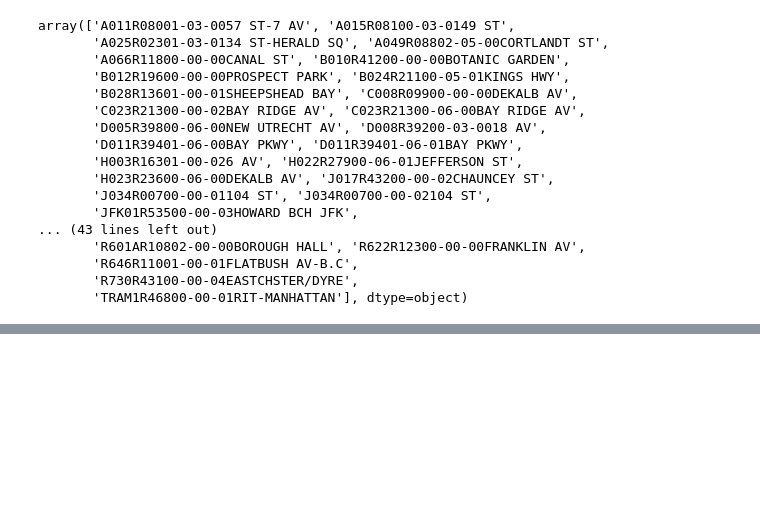
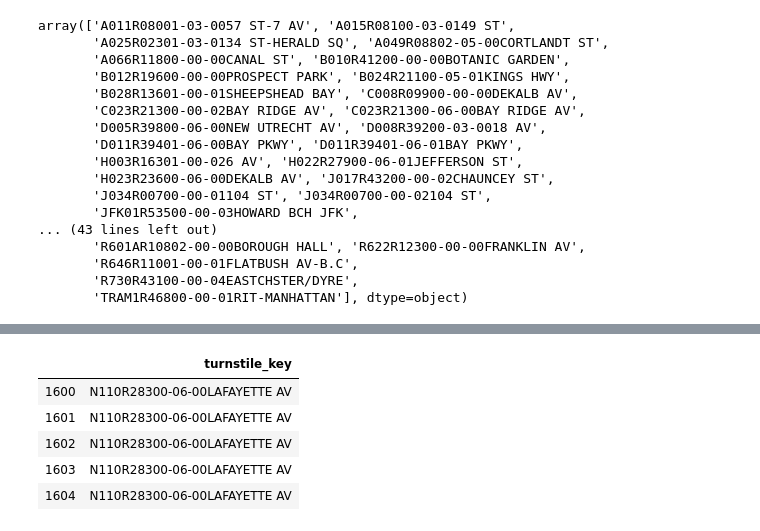
Before and after one commit to biancaorozco/metis_project1, a Jupyter notebook: data_scraping.ipynb, the cells around one changed output, grey strips where cells are left out. Cells and saved outputs as stored; diff of their text form; code cells hidden in the pictures; blank space fills up the shorter version.

Commit message:
negative entries csv

```diff
--- a/data_scraping.ipynb
+++ b/data_scraping.ipynb
@@ -351,0 +328,7 @@ array(['A011R08001-03-0057 ST-7 AV', 'A015R08100-03-0149 ST',
+# %%
+import pandas as pd
+
+mta_df_negs = pd.read_csv('TramQC.csv')
+
+countmta_df_negs.groupby('turnstile_key')['DiffEntries'].count().sort_values(ascending=False)
+mta_df_negs.groupby('turnstile_key')['DiffEntries'].count().sort_values(ascending=False)
@@ -351,0 +349,9 @@ array(['A011R08001-03-0057 ST-7 AV', 'A015R08100-03-0149 ST',
+# %%
+mta_df_negs.loc[filter_for_negs,['turnstile_key', ]].head()
+# %% [output]
+|  | turnstile_key |
+| 1600 | N110R28300-06-00LAFAYETTE AV |
+| 1601 | N110R28300-06-00LAFAYETTE AV |
+| 1602 | N110R28300-06-00LAFAYETTE AV |
+| 1603 | N110R28300-06-00LAFAYETTE AV |
+| 1604 | N110R28300-06-00LAFAYETTE AV |
```
Also changed, not shown: parts of 6 cells of this notebook.
